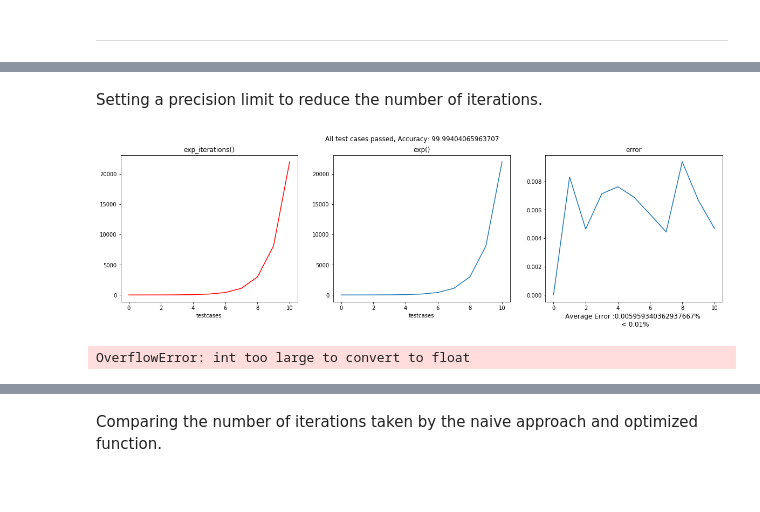
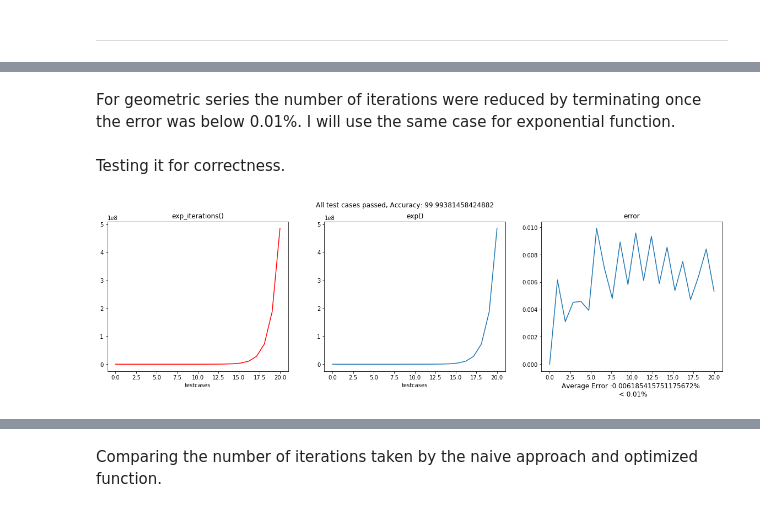
Before and after one commit to ShwetaBarge/PythonForDataScience, a Jupyter notebook: The Seen and The Unseen.ipynb, the cells around one changed output, grey strips where cells are left out. Drawn from its saved outputs; the diff is of its cells as text; code cells hidden in the pictures.

Commit message:
Completed exponential series - 1

```diff
--- a/The Seen and The Unseen.ipynb
+++ b/The Seen and The Unseen.ipynb
@@ -41,12 +41,18 @@ def theSeenAndTheUnseenTest(func1, func2, testcase) :
     # output of inbuilt function in lists, and calculates
     # error
     for i in testcase :
+        o = 0
+        a = 0
+        e = 0
         o = (func1(i)[0])
         a = (func2(i))
         ourvalues.append(o)
         actualvalues.append(a)
-        e = ((a-o)/a)*100
-        error.append(e)   # error
+        if a != 0:            #avoiding division by zero
+            e = ((a-o)/a)*100
+            error.append(e)   # error
+        else:
+            error.append(0)
         if e > 0.01 :
             failed.append(i);
 
@@ -78,6 +84,7 @@ def theSeenAndTheUnseenTest(func1, func2, testcase) :
         fig.suptitle("Accuracy: "+str(100-avg_error), fontsize = 12)
         ax[2].text(0.5, -0.17, "Average Error :" + str(avg_error)+ "% \n > 0.01%",
                    size=12, ha="center", transform=ax[2].transAxes)
+        print(failed)
 # %% [markdown]
 ------------------------------
 # %% [markdown]
@@ -761,22 +698,3 @@ In the exponential funciton there is a factorial in every term. Python provides
 # %% [markdown]
 #### 1] Finding the terminating condition
 <p>The following graph shows the $terms\ in\ e^2$, $terms\ in\ e^5$
-# %%
-e = 1
-i = 0
-l = []
-terms = []
-terms2 = []
-while i < 25 :
-    t = 2**i/math.factorial(i)
-    t1 = 5**i/math.factorial(i)
-    e += t
-    i = i + 1
-    l.append(e)
-    terms.append(t)
-    terms2.append(t1)
-
-fig, ax = plt.subplots(1,3,figsize=(15,5))
-ax[0].plot(l);
-ax[1].plot(terms);
-ax[2].plot(terms2);
@@ -818,3 +770,5 @@ OverflowError: int too large to convert to float
+# %% [markdown]
+For geometric series the number of iterations were reduced by terminating once the error was below 0.01%. I will use the same case for exponential function.
 # %%
 def exp_iterations(x):
     e = 0
@@ -826,13 +780,11 @@ def exp_iterations(x):
         e += x**i/math.factorial(i)
         i += 1
     return e, i
-# %% [markdown]
-Setting a precision limit to reduce the number of iterations.
+# %% [markdown]
+Testing it for correctness.
 # %%
-theSeenAndTheUnseenTest(exp_iterations, math.exp, np.linspace(0, 10, num = 11, endpoint = True))
+theSeenAndTheUnseenTest(exp_iterations, math.exp, np.linspace(0, 20, num = 22, endpoint = True))
 # %% [output]
-[figure, old version]
+[figure, new version]
 # %%
-exp_naive_time = find_time(np.linspace(0, 1, 10, endpoint = True), exp)
+expiterations_time = find_time(np.linspace(1, 20, num = 19, endpoint = False), exp_iterations)
-# %% [output]
-OverflowError: int too large to convert to float
```
Also changed, not shown: parts of 148 cells of this notebook.
